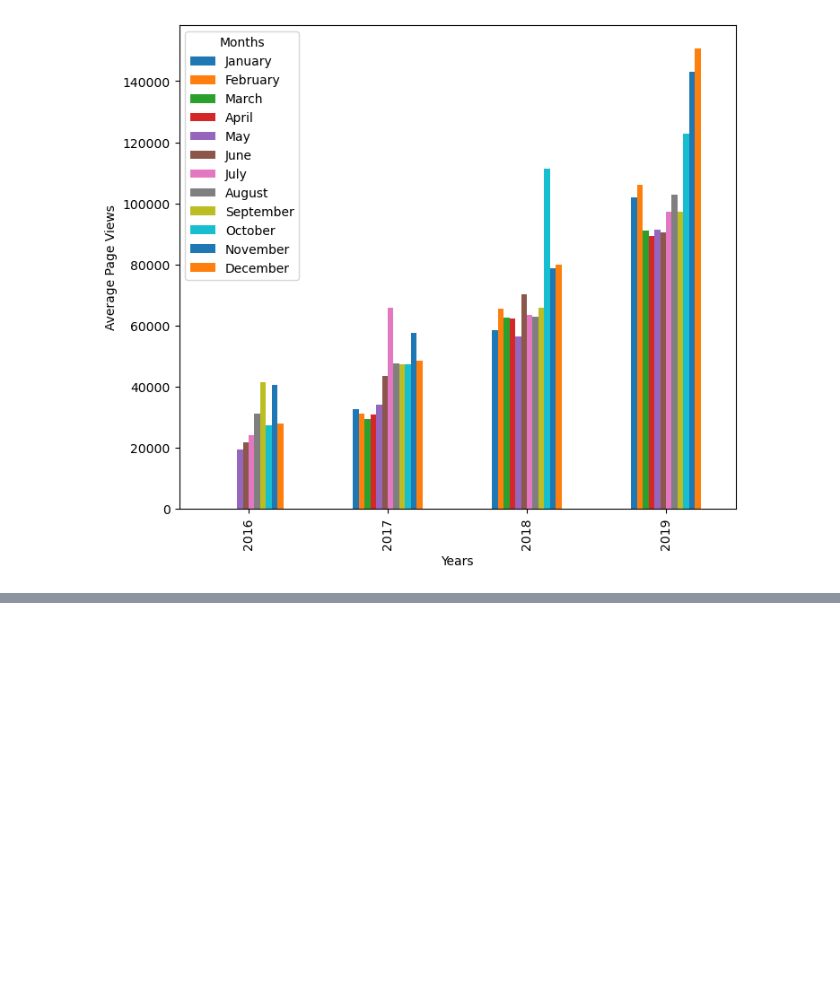
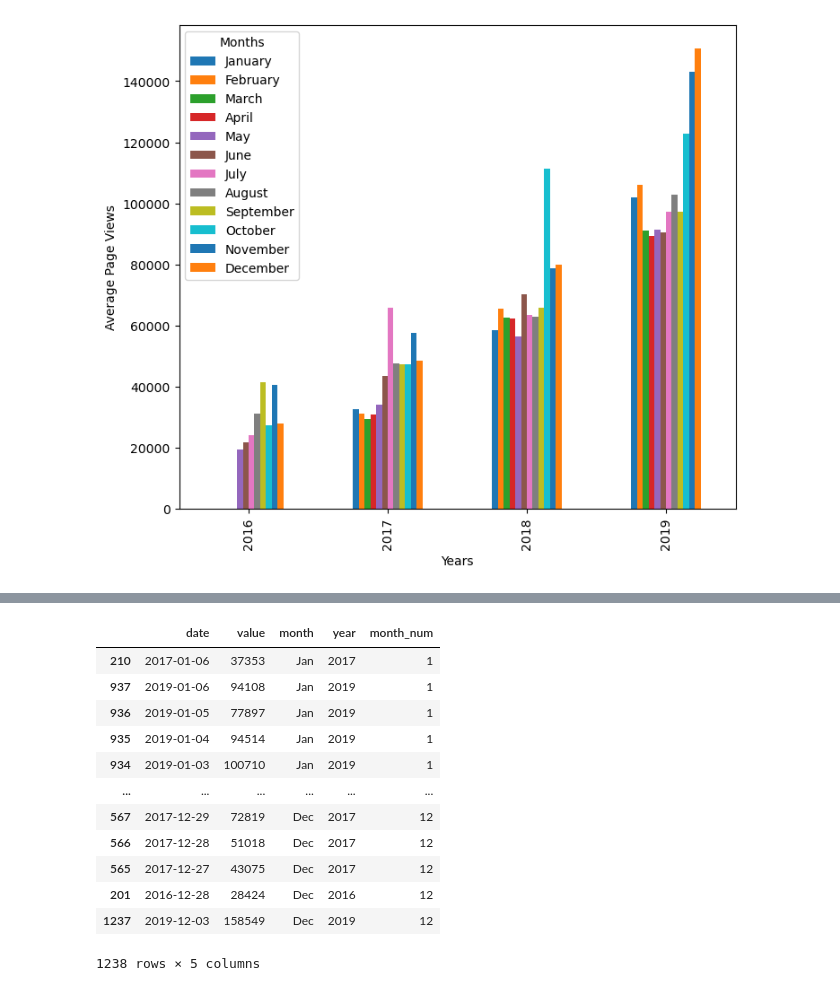
Before and after one commit to kkyouma/page-view-time-series-visualizer, a Jupyter notebook: data-exploring.ipynb, the cells around one changed output, grey strips where cells are left out. Cells and saved outputs as stored; diff of their text form; code cells hidden in the pictures; blank space fills up the shorter version.

```diff
--- a/data-exploring.ipynb
+++ b/data-exploring.ipynb
@@ -81,0 +104,18 @@ plt.legend(
+# %%
+df_box["month_num"] = df_box["date"].dt.month
+df_box = df_box.sort_values("month_num")
+df_box
+# %% [output]
+|  | date | value | month | year | month_num |
+| 210 | 2017-01-06 | 37353 | Jan | 2017 | 1 |
+| 937 | 2019-01-06 | 94108 | Jan | 2019 | 1 |
+| 936 | 2019-01-05 | 77897 | Jan | 2019 | 1 |
+| 935 | 2019-01-04 | 94514 | Jan | 2019 | 1 |
+| 934 | 2019-01-03 | 100710 | Jan | 2019 | 1 |
+| ... | ... | ... | ... | ... | ... |
+| 567 | 2017-12-29 | 72819 | Dec | 2017 | 12 |
+| 566 | 2017-12-28 | 51018 | Dec | 2017 | 12 |
+| 565 | 2017-12-27 | 43075 | Dec | 2017 | 12 |
+| 201 | 2016-12-28 | 28424 | Dec | 2016 | 12 |
+| 1237 | 2019-12-03 | 158549 | Dec | 2019 | 12 |
+1238 rows × 5 columns
```
Also changed, not shown: parts of 3 cells of this notebook, 1 other file.
